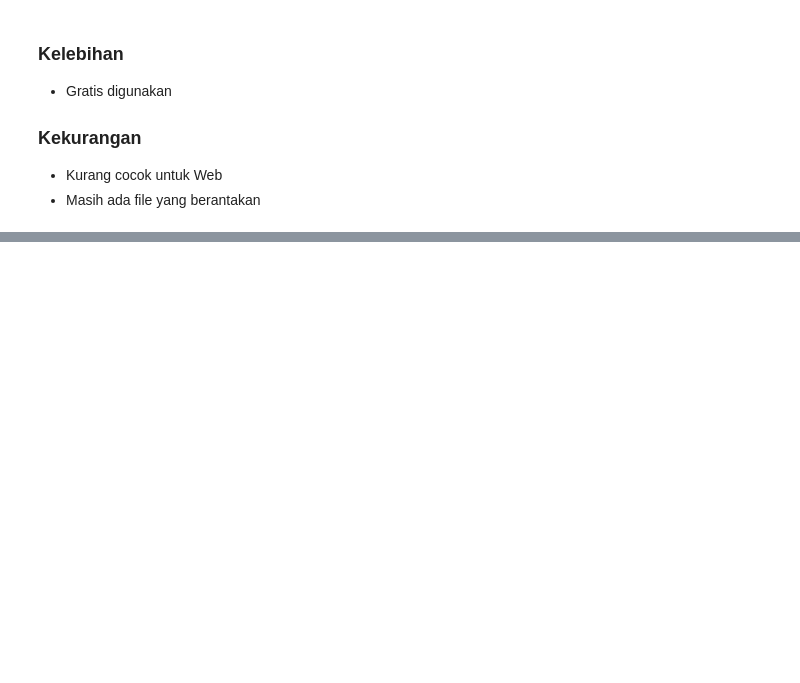
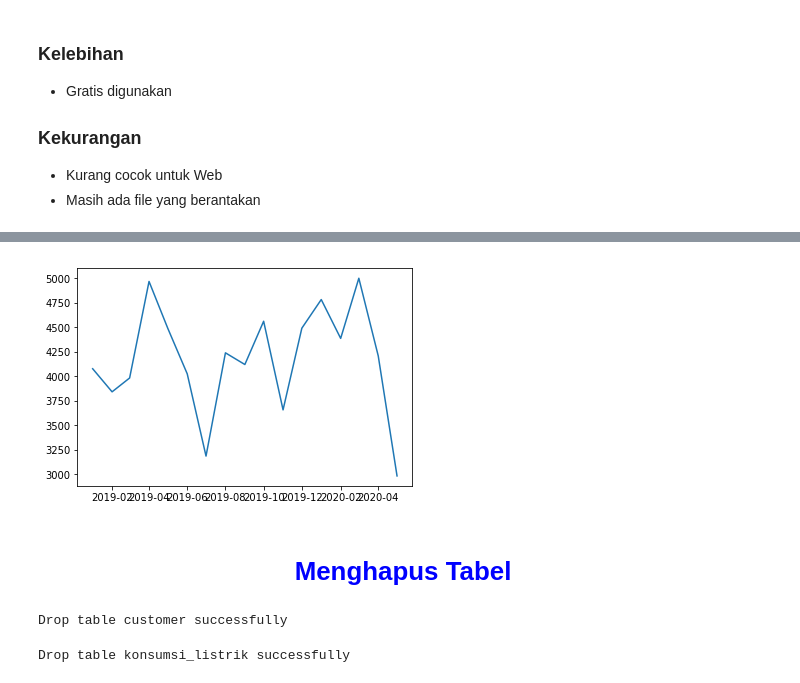
Before and after one commit to sakerajunior/ptpjb, a Jupyter notebook: 15 - Basic Postgresql.ipynb, the cells around one changed output, grey strips where cells are left out. Cells and saved outputs as stored; diff of their text form; code cells hidden in the pictures; blank space fills up the shorter version.

```diff
--- a/15 - Basic Postgresql.ipynb
+++ b/15 - Basic Postgresql.ipynb
@@ -374,0 +1033,17 @@ except Exception as e:
+# %%
+#get_data_sql = """select * from listrik_india"""
+from io import StringIO
+df = pd.read_csv("data/dataset_tk.csv")
+df["date"] = pd.to_datetime(df["date"], format='%d/%m/%y %H:%M', infer_datetime_format=True)
+df = df.set_index('date')
+
+try:
+    buffer = StringIO()
+    df.to_csv(buffer, header=False)
+    buffer.seek(0)
+    cursor.copy_from(buffer, "listrik_india", sep=",")
+    conn.commit()
+    print("Insert finished.")
+except Exception as e:
+    conn.rollback()
+    print("Problems:", str(e))
@@ -374,0 +1052,11 @@ except Exception as e:
+# %%
+#menampilkan semua data listrik_india
+select = (''' SELECT * FROM "public"."listrik_india"; ''')
+
+try:
+    df = pd.read_sql_query(select, conn)
+    conn.commit()
+    display(df)
+except Exception as e:
+    conn.rollback()
+    print(e)
@@ -374,0 +1082,13 @@ except Exception as e:
+# %%
+#menampilkan semua data listrik_india
+select = (''' SELECT DATE_TRUNC('month',date) AS  tanggal, SUM(punjab) AS pemakaian FROM "public"."listrik_india"
+                GROUP BY DATE_TRUNC('month',date)
+                ORDER BY tanggal ASC; ''')
+
+try:
+    df = pd.read_sql_query(select, conn)
+    conn.commit()
+    display(df)
+except Exception as e:
+    conn.rollback()
+    print(e)
@@ -374,0 +1114,32 @@ except Exception as e:
+# %%
+import matplotlib.pyplot as plt
+plt.plot(df["tanggal"], df["pemakaian"])
+plt.show()
+# %% [output]
+[figure, added]
+# %% [markdown]
+# <center><font color="blue">Menghapus Tabel
+# %%
+#menghapus table customer
+drop = (''' DROP TABLE "public"."customer" ; ''')
+try:
+    cursor.execute(drop)
+    conn.commit()
+    print("Drop table customer successfully")
+except Exception as e:
+    conn.rollback()
+    print(e)
+# %% [output]
+Drop table customer successfully
+# %%
+#menghapus table konsumsi_listrik
+drop = (''' DROP TABLE "public"."konsumsi_listrik" ; ''')
+try:
+    cursor.execute(drop)
+    conn.commit()
+    print("Drop table konsumsi_listrik successfully")
+except Exception as e:
+    conn.rollback()
+    print(e)
+# %% [output]
+Drop table konsumsi_listrik successfully
```
Also changed, not shown: parts of 103 cells of this notebook.
